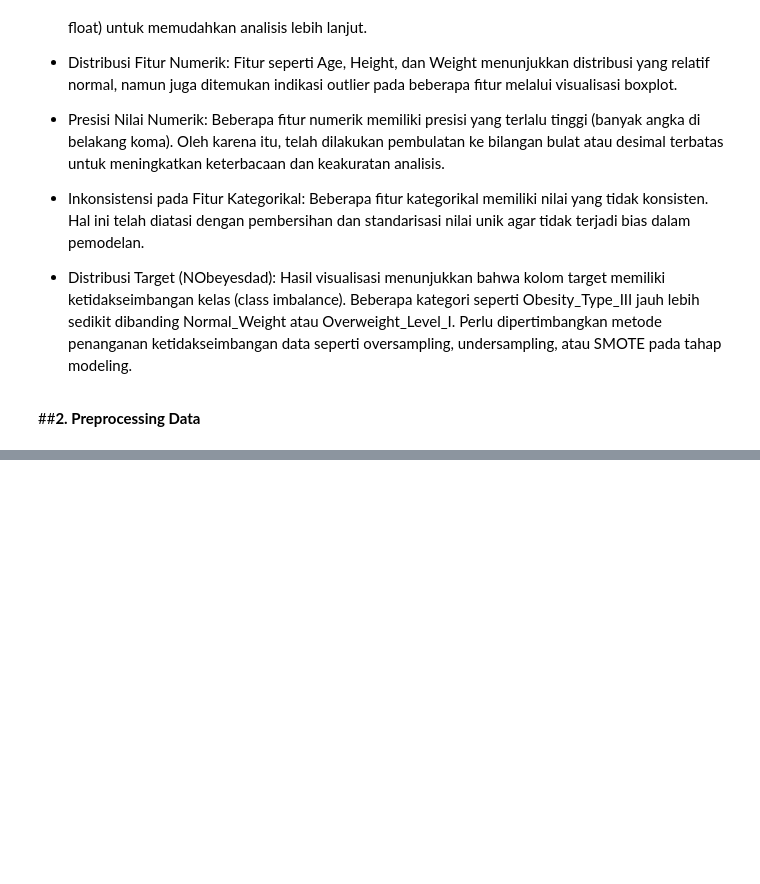
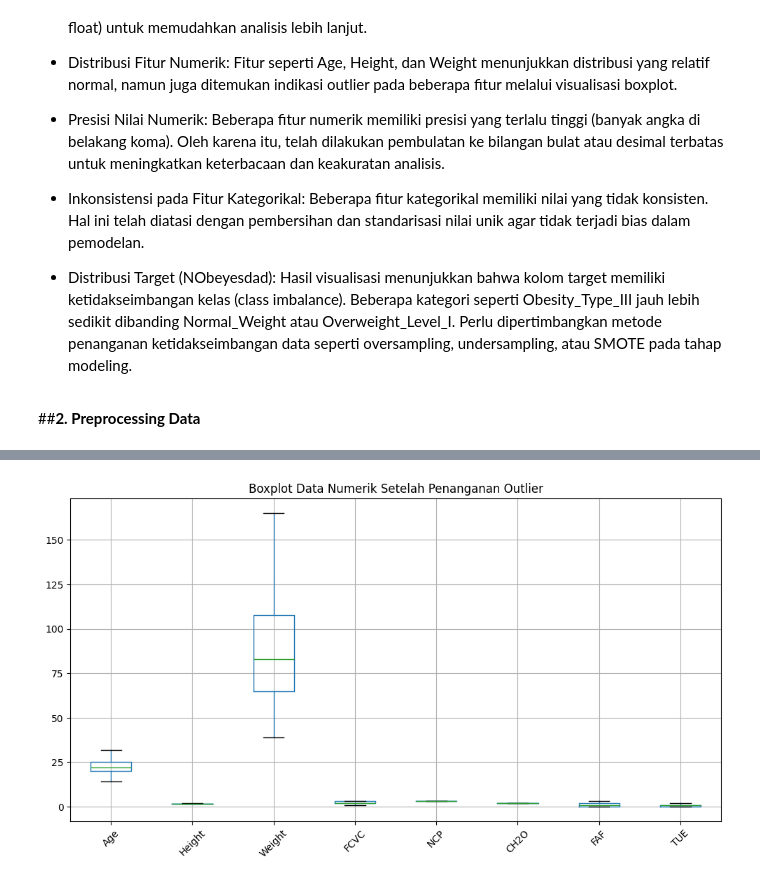
Before and after one commit to Anggita2604/Capstone_UAS_Anggi, a Jupyter notebook: Capstone_UAS_Anggi.ipynb, the cells around one changed output, grey strips where cells are left out. Saved outputs shown, nothing was run; the diff lists cells and outputs as text; code cells hidden in the pictures; blank space fills up the shorter version.

```diff
--- a/Capstone_UAS_Anggi.ipynb
+++ b/Capstone_UAS_Anggi.ipynb
@@ -446,0 +677,17 @@ Passing `palette` without assigning `hue` is deprecated and will be removed in v
+# %%
+# Fungsi deteksi outlier IQR untuk kolom 'Age'
+def detect_outliers_iqr(df, column):
+    Q1 = df[column].quantile(0.25)
+    Q3 = df[column].quantile(0.75)
+    IQR = Q3 - Q1
+    lower_bound = Q1 - 1.5 * IQR
+    upper_bound = Q3 + 1.5 * IQR
+    return df[(df[column] < lower_bound) | (df[column] > upper_bound)]
+
+# Deteksi outlier Age
+outliers_age = detect_outliers_iqr(df_cleaned, 'Age')
+
+# Hapus baris yang mengandung outlier Age
+df_cleaned = df_cleaned.drop(outliers_age.index)
+
+print(f"Jumlah data setelah penghapusan outlier Age: {df_cleaned.shape[0]}")
@@ -446,0 +720,8 @@ Passing `palette` without assigning `hue` is deprecated and will be removed in v
+# %%
+# Visualisasi setelah menangani outlier
+plt.figure(figsize=(12, 6))
+df_cleaned.select_dtypes(include=['number']).boxplot(rot=45)
+plt.title("Boxplot Data Numerik Setelah Penanganan Outlier")
+plt.show()
+# %% [output]
+[figure, added]
```
Also changed, not shown: parts of 21 cells of this notebook.
